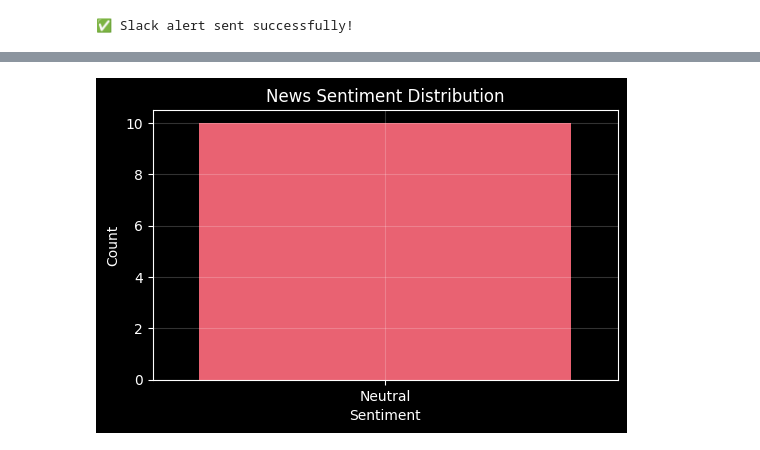
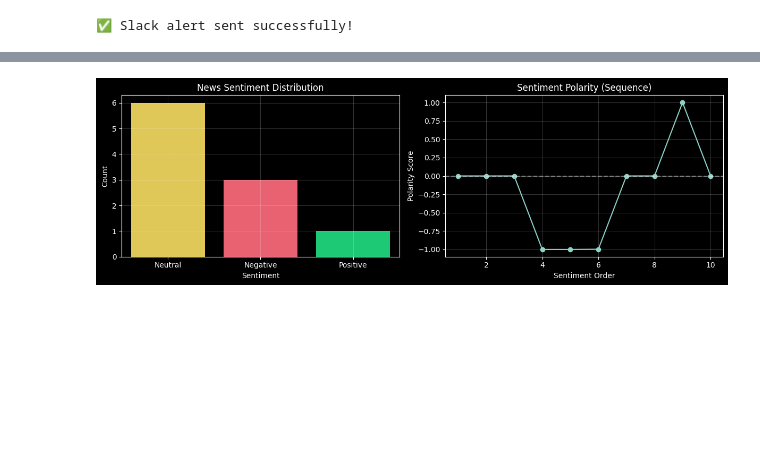
Before and after one commit to gopichandchalla16/infosys-internship-real-time-industry-insight-system, a Jupyter notebook: Infosys_Project.ipynb, the cells around one changed output, grey strips where cells are left out. Drawn from its saved outputs; the diff is of its cells as text; code cells hidden in the pictures; blank space fills up the shorter version.

```diff
--- a/Infosys_Project.ipynb
+++ b/Infosys_Project.ipynb
@@ -1296,11 +1291,18 @@ def build_alert(company, ticker, title, body, sentiment):
     }
 # %%
 # day_change = ((df.y.iloc[-1] - df.y.iloc[-2]) / df.y.iloc[-2]) * 100
+sent_df = pd.DataFrame(deep_sentiments)
+sent_df["sentiment"] = sent_df["sentiment"].str.lower()
 
-sent_df = pd.DataFrame(deep_sentiments)
-pos_ratio = (sent_df["sentiment"] == "Positive").mean()
-neg_ratio = (sent_df["sentiment"] == "Negative").mean()
-neu_ratio = (sent_df["sentiment"] == "neutral").mean()
+sentiment_dist = (
+    sent_df["sentiment"]
+    .value_counts(normalize=True)
+    .reindex(["positive", "negative", "neutral"], fill_value=0)
+)
+
+pos_ratio = sentiment_dist["positive"]
+neg_ratio = sentiment_dist["negative"]
+neu_ratio = sentiment_dist["neutral"]
 
 if pos_ratio > 0.60:
     alert = build_alert(
@@ -1546,7 +1548,7 @@ display(HTML(f"""
   <div class="card">
     <div class="title">Financial Sentiment & Market Intelligence Dashboard</div>
     <div class="subtitle">
-      Infosys Springboard Internship · Static Analytical Snapshot
+      Infosys Springboard Internship · Static Analytical
     </div>
     <div style="margin-top:6px;">📌 <b>{company_name}</b></div>
   </div>
@@ -1557,7 +1559,7 @@ summary = wiki_summary[:500] + "..." if wiki_summary else "Company overview unav
 display(HTML(f"""
   <div class="card">
     <div class="section">Company Overview</div>
-    <p class="small">{summary}</p>
+    <p class="small">{wiki_summary}</p>
     <ul class="small">
       <li>Market price & trend analysis</li>
       <li>FinBERT-based news sentiment</li>
@@ -1572,23 +1574,68 @@ if not market_df.empty:
     df = market_df.tail(60).sort_values("Date")
     fig_price = px.line(df, x="Date", y="Close", template="plotly_dark")
     fig_price.update_traces(line=dict(color="#00e5ff", width=3))
-    fig_price.update_layout(height=300, title="Recent Price Trend", showlegend=False)
+    fig_price.update_layout(height=500, title="Recent Price Trend", showlegend=False)
     fig_price.show()
 
-# -------- SENTIMENT --------
+# -------- SENTIMENT (DISTRIBUTION + POLARITY) --------
 if deep_sentiments:
     s_df = pd.DataFrame(deep_sentiments)
     s_df["sentiment"] = s_df["sentiment"].str.capitalize()
-    counts = s_df["sentiment"].value_counts()
 
+    # ---- Distribution data ----
+    counts = s_df["sentiment"].value_counts().reset_index()
+    counts.columns = ["sentiment", "count"]
+
+    # ---- Polarity data ----
+    max_points = 10
+    sentiments = deep_sentiments[:max_points]
+
+    x_values = list(range(1, len(sentiments) + 1))
+    y_values = []
+
+    for item in sentiments:
+        sentiment = item["sentiment"].lower()
+        confidence = item["confidence"]
+
+        if sentiment == "positive":
+            y_values.append(confidence)
+        elif sentiment == "negative":
+            y_values.append(-confidence)
+        else:
+            y_values.append(0)
+
+    # ---- Plot ----
     plt.style.use("dark_background")
-    plt.figure(figsize=(6,3.5))
-    sns.barplot(x=counts.index, y=counts.values,
-                palette=["#ff4c61", "#f5d742", "#00e676"])
-    plt.title("News Sentiment Distribution")
-    plt.xlabel("Sentiment")
-    plt.ylabel("Count")
-    plt.grid(alpha=0.2)
+    fig, axes = plt.subplots(1, 2, figsize=(12, 4))
+
+    # Left: Sentiment Distribution
+    sns.barplot(
+        data=counts,
+        x="sentiment",
+        y="count",
+        hue="sentiment",
+        palette={
+            "Negative": "#ff4c61",
+            "Neutral": "#f5d742",
+            "Positive": "#00e676"
+        },
+        legend=False,
+        ax=axes[0]
+    )
+    axes[0].set_title("News Sentiment Distribution")
+    axes[0].set_xlabel("Sentiment")
+    axes[0].set_ylabel("Count")
+    axes[0].grid(alpha=0.2)
+
+    # Right: Sentiment Polarity
+    axes[1].plot(x_values, y_values, marker="o")
+    axes[1].axhline(0, linestyle="--", alpha=0.4)
+    axes[1].set_title("Sentiment Polarity (Sequence)")
+    axes[1].set_xlabel("Sentiment Order")
+    axes[1].set_ylabel("Polarity Score")
+    axes[1].grid(alpha=0.2)
+
+    plt.tight_layout()
     plt.show()
 
 # -------- FORECAST --------
@@ -1634,7 +1681,7 @@ display(HTML(f"""
 # -------- SLACK ALERT --------
 display(HTML(f"""
   <div class="card">
-    <div class="section">Generated Slack Alert (Snapshot)</div>
+    <div class="section">Generated Slack Alert</div>
     <p class="small"><b>Type:</b> {alert.get("alert_type","N/A")}</p>
     <p class="small"><b>Signal:</b> {alert.get("strategic_action","N/A")}</p>
     <p class="small"><b>Timestamp:</b> {alert.get("signal_time","N/A")}</p>
@@ -1660,3 +1702,3 @@ The palette list has more values (3) than needed (1), which may not be intended.
-[figure, old version]
+[figure, new version]
 [interactive output not drawn]
 Latest News Headlines
```
Also changed, not shown: parts of 14 cells of this notebook.
